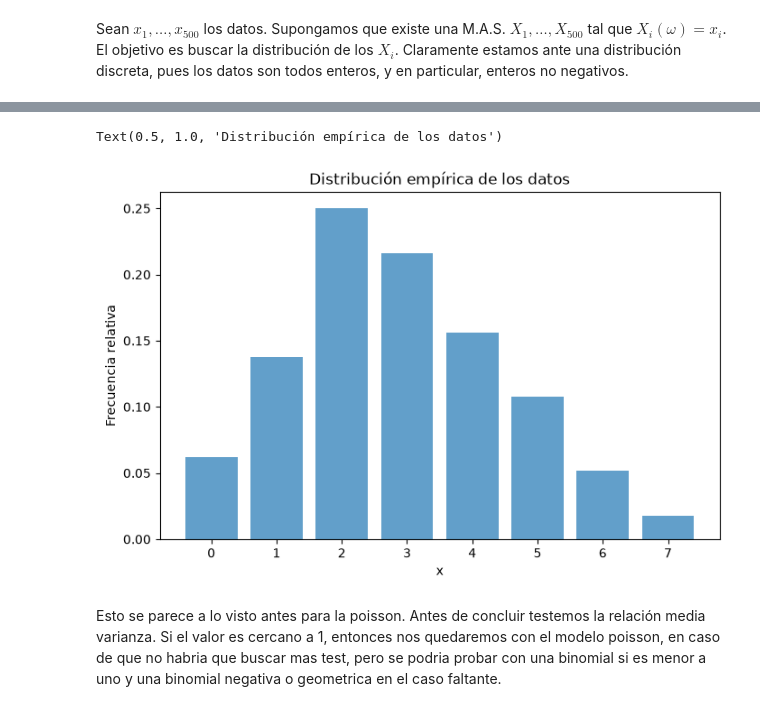
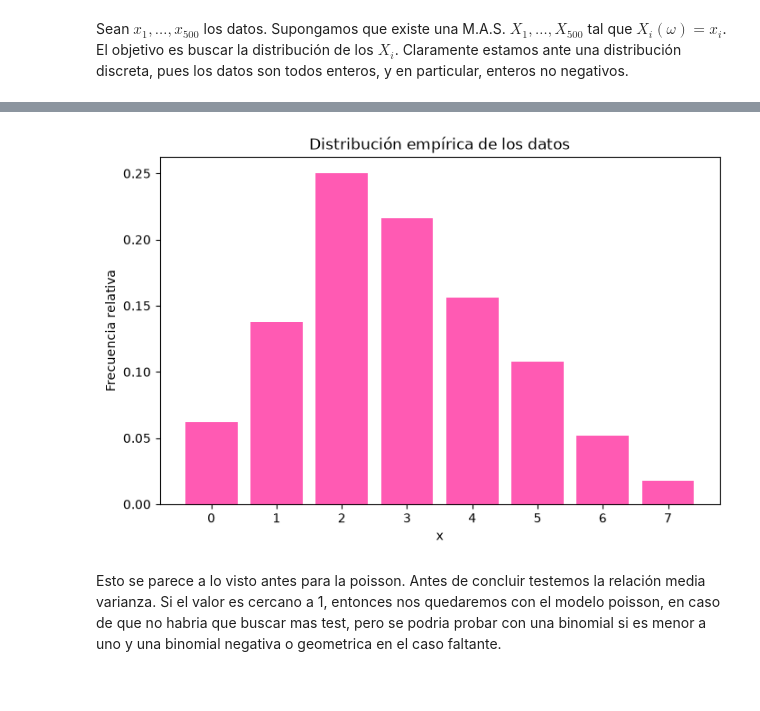
Before and after one commit to benjitabravocarvajal-spec/Tarea-1-estadistica, a Jupyter notebook: notebooks/tarea_1_parte_2.ipynb, the cells around one changed output, grey strips where cells are left out. Saved outputs shown, nothing was run; the diff lists cells and outputs as text; code cells hidden in the pictures.

Commit message:
elimine grafico que sobraba p2 y cambio color (nyx)

```diff
--- a/notebooks/tarea_1_parte_2.ipynb
+++ b/notebooks/tarea_1_parte_2.ipynb
@@ -182,17 +181,17 @@ plt.show()
 # %%
 x = df["samples"].values
 
 valores, conteos = np.unique(x, return_counts=True)
 frecuencias = conteos / len(x)
 
 fig, ax = plt.subplots(figsize=(8, 5))
-ax.bar(valores, frecuencias, width=0.8, alpha=0.7, label="Empírico")
+ax.bar(valores, frecuencias, width=0.8, alpha=0.7, color="deeppink", label="Empírico")
 ax.set_xlabel("x")
 ax.set_ylabel("Frecuencia relativa")
 ax.set_title("Distribución empírica de los datos")
+plt.savefig("results/frecuencia_relativa_colas.png")
 # %% [output]
-Text(0.5, 1.0, 'Distribución empírica de los datos')
-[figure, old version]
+[figure, new version]
 # %% [markdown]
 Esto se parece a lo visto antes para la poisson. Antes de concluir testemos la relación media varianza. Si el valor es cercano a 1, entonces nos quedaremos con el modelo poisson, en caso de que no habria que buscar mas test, pero se podria probar con una binomial si es menor a uno y una binomial negativa o geometrica en el caso faltante.
 # %%
```
Also changed, not shown: parts of 2 cells of this notebook, 2 other files.
